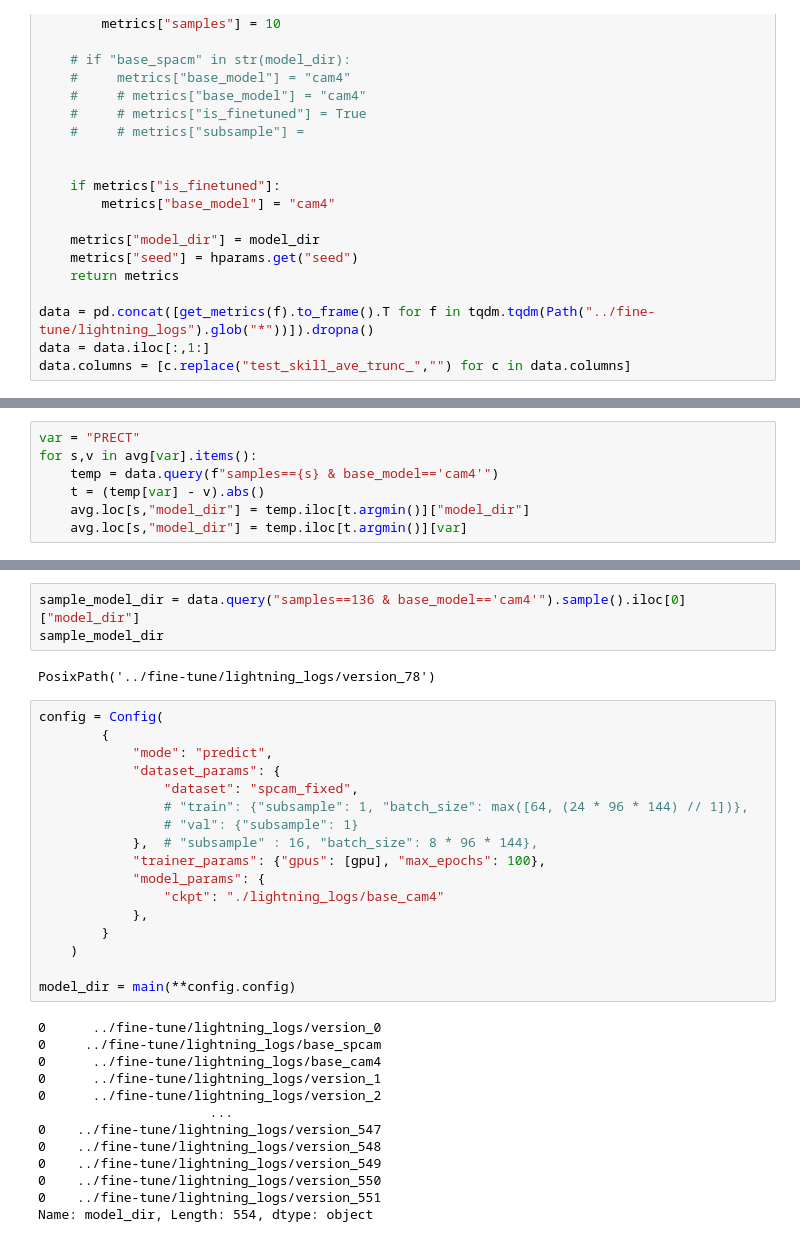
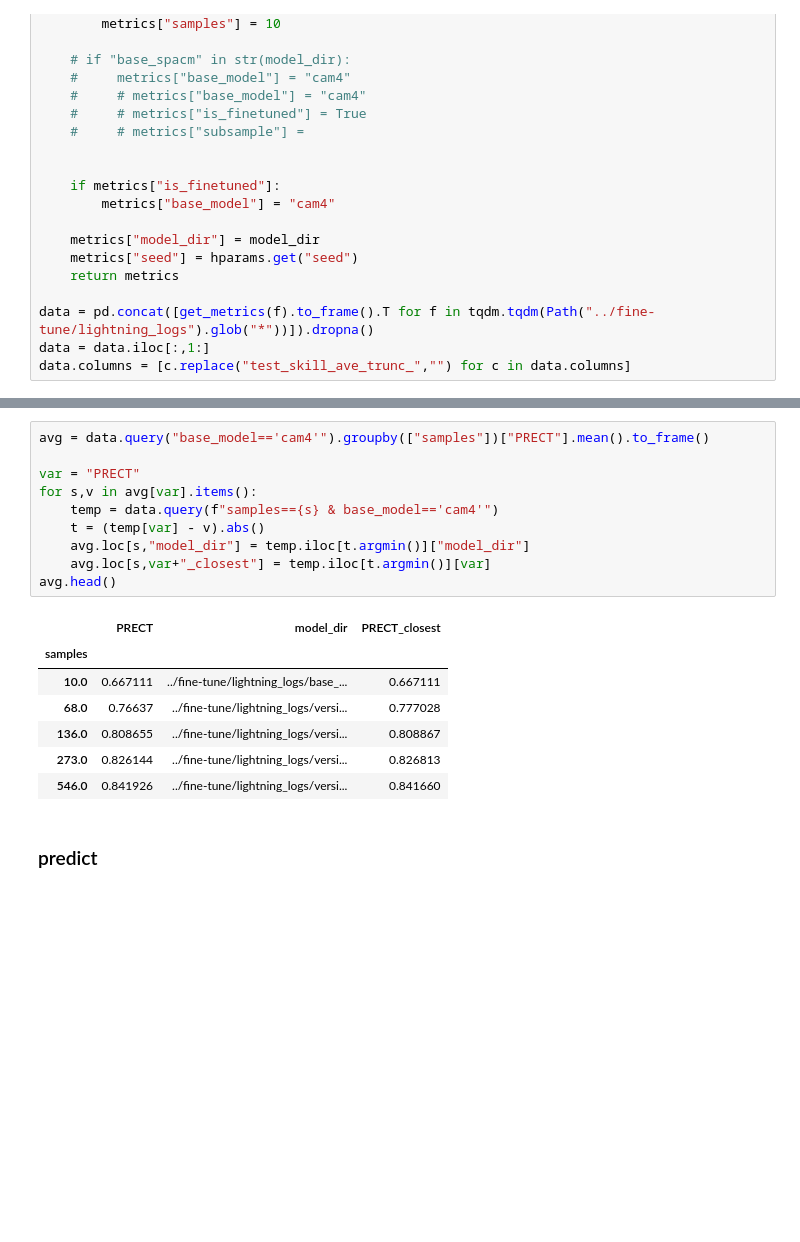
Before and after one commit to stresearch/gaia-paper, a Jupyter notebook: new-plots/generate_predictions.ipynb, the cells around one changed output, grey strips where cells are left out. Drawn from its saved outputs; the diff is of its cells as text; blank space fills up the shorter version.

```diff
--- a/new-plots/generate_predictions.ipynb
+++ b/new-plots/generate_predictions.ipynb
@@ -127,7 +59,0 @@ avg
-# %%
-var = "PRECT"
-for s,v in avg[var].items():
-    temp = data.query(f"samples=={s} & base_model=='cam4'")
-    t = (temp[var] - v).abs()
-    avg.loc[s,"model_dir"] = temp.iloc[t.argmin()]["model_dir"]
-    avg.loc[s,"model_dir"] = temp.iloc[t.argmin()][var]
@@ -155,35 +60,20 @@ avg
-# %%
-sample_model_dir = data.query("samples==136 & base_model=='cam4'").sample().iloc[0]["model_dir"]
-sample_model_dir
-# %% [output]
-PosixPath('../fine-tune/lightning_logs/version_78')
-# %%
-config = Config(
-        {
-            "mode": "predict",
-            "dataset_params": {
-                "dataset": "spcam_fixed",
-                # "train": {"subsample": 1, "batch_size": max([64, (24 * 96 * 144) // 1])},
-                # "val": {"subsample": 1}
-            },  # "subsample" : 16, "batch_size": 8 * 96 * 144},
-            "trainer_params": {"gpus": [gpu], "max_epochs": 100},
-            "model_params": {
-                "ckpt": "./lightning_logs/base_cam4"
-            },
-        }
-    )
-
-model_dir = main(**config.config)
-# %% [output]
-0      ../fine-tune/lightning_logs/version_0
-0     ../fine-tune/lightning_logs/base_spcam
-0      ../fine-tune/lightning_logs/base_cam4
-0      ../fine-tune/lightning_logs/version_1
-0      ../fine-tune/lightning_logs/version_2
-                      ...
-0    ../fine-tune/lightning_logs/version_547
-0    ../fine-tune/lightning_logs/version_548
-0    ../fine-tune/lightning_logs/version_549
-0    ../fine-tune/lightning_logs/version_550
-0    ../fine-tune/lightning_logs/version_551
-Name: model_dir, Length: 554, dtype: object
+# %%
+avg = data.query("base_model=='cam4'").groupby(["samples"])["PRECT"].mean().to_frame()
+
+var = "PRECT"
+for s,v in avg[var].items():
+    temp = data.query(f"samples=={s} & base_model=='cam4'")
+    t = (temp[var] - v).abs()
+    avg.loc[s,"model_dir"] = temp.iloc[t.argmin()]["model_dir"]
+    avg.loc[s,var+"_closest"] = temp.iloc[t.argmin()][var]
+avg.head()
+# %% [output]
+|  | PRECT | model_dir | PRECT_closest |
+| samples |  |  |  |
+| 10.0 | 0.667111 | ../fine-tune/lightning_logs/base_... | 0.667111 |
+| 68.0 | 0.76637 | ../fine-tune/lightning_logs/versi... | 0.777028 |
+| 136.0 | 0.808655 | ../fine-tune/lightning_logs/versi... | 0.808867 |
+| 273.0 | 0.826144 | ../fine-tune/lightning_logs/versi... | 0.826813 |
+| 546.0 | 0.841926 | ../fine-tune/lightning_logs/versi... | 0.841660 |
+# %% [markdown]
+### predict
```
Also changed, not shown: parts of 64 cells of this notebook, 7 other files.
